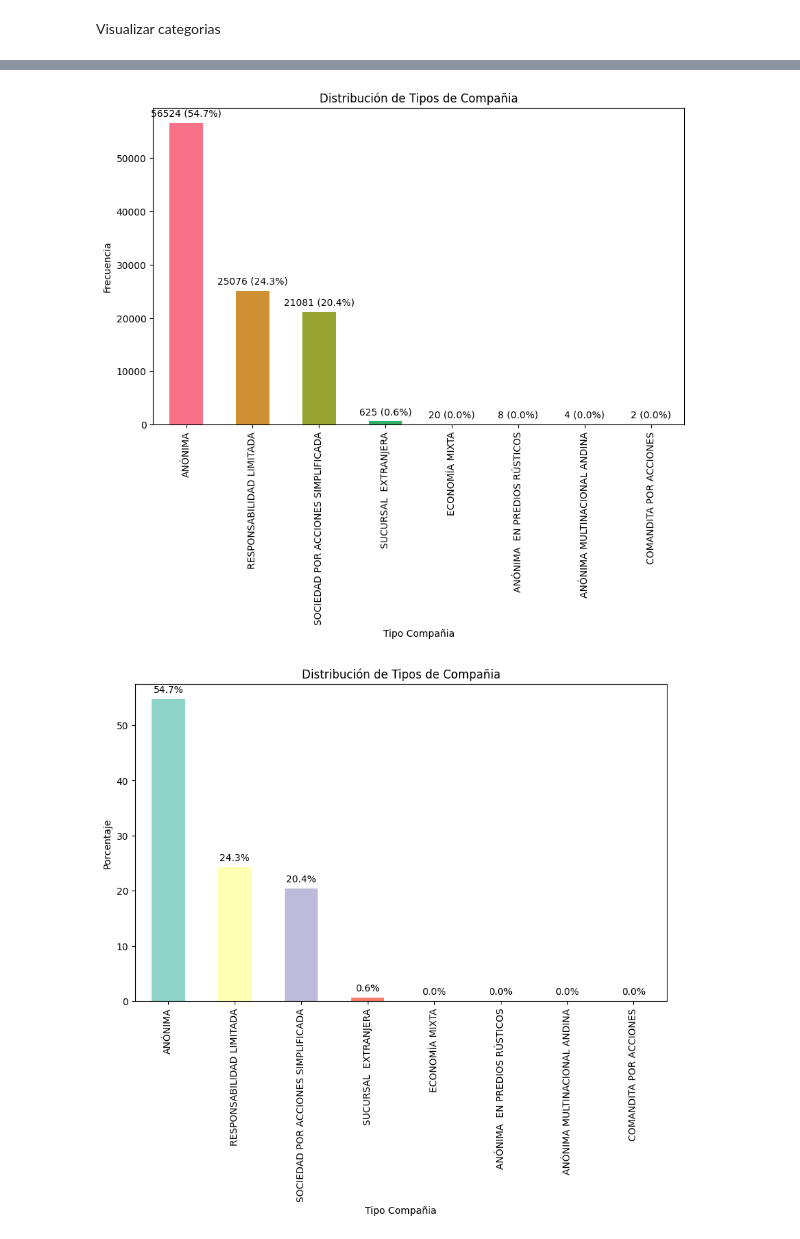
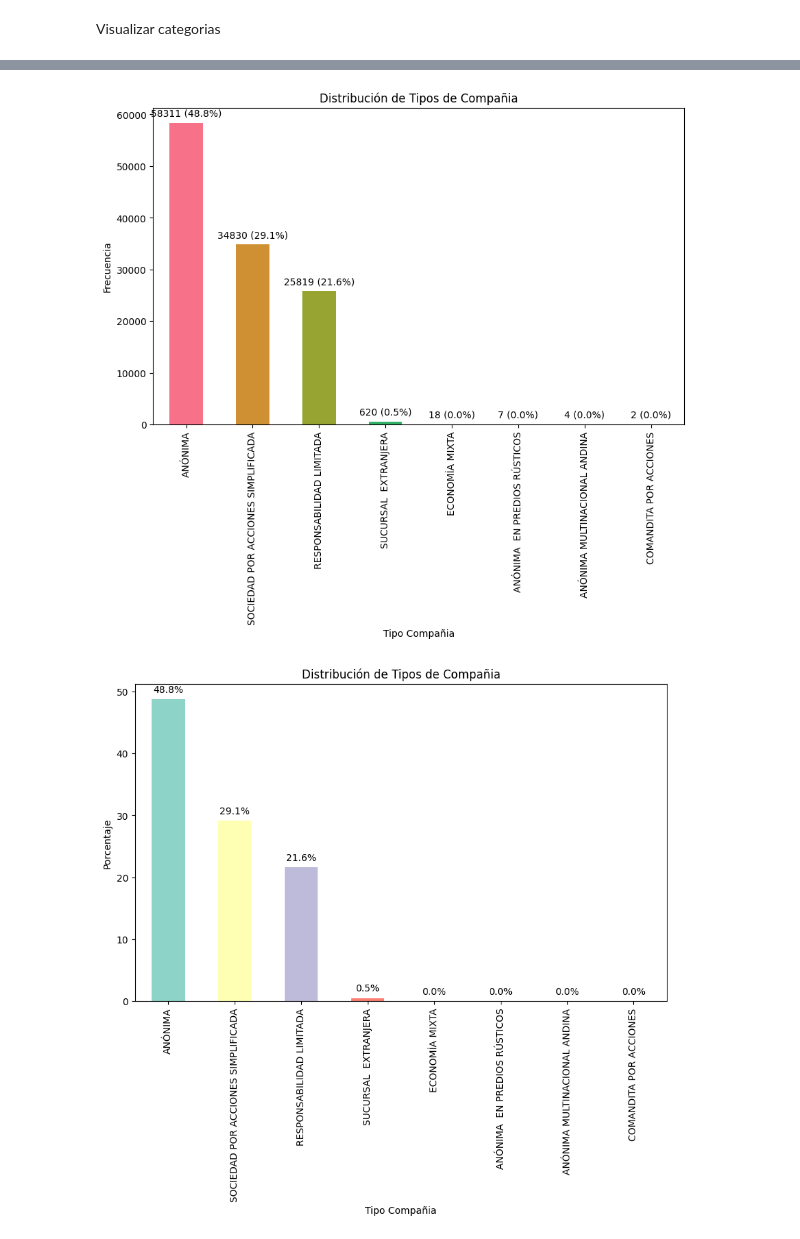
Before and after one commit to alexpin/Scraping_projec, a Jupyter notebook: notebooks/ecua_empresas.ipynb, the cells around one changed output, grey strips where cells are left out. Cells and saved outputs as stored; diff of their text form; code cells hidden in the pictures.

Commit message:
graficas por privincias, regiones y tipos

```diff
--- a/notebooks/ecua_empresas.ipynb
+++ b/notebooks/ecua_empresas.ipynb
@@ -407,0 +488,36 @@ plt.show()
+# %%
+# Configurar estilo de seaborn
+sns.set(style="whitegrid")
+
+# Crear la gráfica
+ax = (
+    raw_ranking2023['Tipo Compañia']
+    .value_counts()
+    .plot(
+        kind='bar',
+        figsize=(12, 8),
+        color=sns.color_palette("viridis", len(raw_ranking2023['Tipo Compañia'].unique())),
+        alpha=0.7  # Ajustar la transparencia
+    )
+)
+
+# Añadir los valores encima de cada barra
+for p in ax.patches:
+    ax.annotate(
+        str(p.get_height()),
+        (p.get_x() + p.get_width() / 2., p.get_height()),
+        ha='center',
+        va='center',
+        fontsize=12,
+        color='black',
+        xytext=(0, 10),
+        textcoords='offset points'
+    )
+
+# Mejorar etiquetas y título
+plt.xlabel('Tipo de Compañía', fontsize=14, fontweight='bold')
+plt.ylabel('Frecuencia', fontsize=14, fontweight='bold')
+plt.title('Distribución de Tipos de Compañía en Ecuador', fontsize=16, fontweight='bold')
+
+# Mostrar el gráfico
+plt.show()
@@ -408,36 +526,30 @@ plt.show()
 # %%
-import matplotlib.pyplot as plt
-import seaborn as sns
-
-# Crear una paleta de colores
-colors = sns.color_palette('husl', n_colors=len(raw_ranking2022['Tipo Compañia'].unique()))
-
 # Calcular los conteos y los porcentajes
-counts = raw_ranking2022['Tipo Compañia'].value_counts()
+counts = raw_ranking2023['Tipo Compañia'].value_counts()
 percentages = counts / counts.sum() * 100
 
 # Crear el gráfico de barras
 ax = counts.plot(
     kind='bar',
     figsize=(10, 6),
     color=colors
 )
 
 # Añadir los valores y porcentajes encima de cada barra
 for p, percentage in zip(ax.patches, percentages):
     ax.annotate(
         f'{p.get_height()} ({percentage:.1f}%)',
         (p.get_x() + p.get_width() / 2., p.get_height()),
         ha='center',
         va='center',
         xytext=(0, 10),
         textcoords='offset points'
     )
 
 # Mostrar el gráfico
 plt.xlabel('Tipo Compañia')
 plt.ylabel('Frecuencia')
 plt.title('Distribución de Tipos de Compañia')
 plt.show()
 # %% [output]
-[figure, old version]
+[figure, new version]
@@ -444,18 +559,13 @@ plt.show()
 # %%
-import matplotlib.pyplot as plt
-import seaborn as sns
-
-# Crear una paleta de colores
-colors = sns.color_palette('Set3', n_colors=len(raw_ranking2022['Tipo Compañia'].unique()))
 
 # Calcular los porcentajes
-percentages = raw_ranking2022['Tipo Compañia'].value_counts(normalize=True) * 100
+percentages = raw_ranking2023['Tipo Compañia'].value_counts(normalize=True) * 100
 
 # Crear el gráfico de barras
 ax = percentages.plot(
     kind='bar',
     figsize=(10, 6),
-    color=colors
+    color=colors_2
 )
 
 # Añadir los porcentajes encima de cada barra
@@ -475,4 +585,4 @@ plt.ylabel('Porcentaje')
 plt.title('Distribución de Tipos de Compañia')
 plt.show()
 # %% [output]
-[figure, old version]
+[figure, new version]
```
Also changed, not shown: parts of 39 cells of this notebook, 2 other files.
